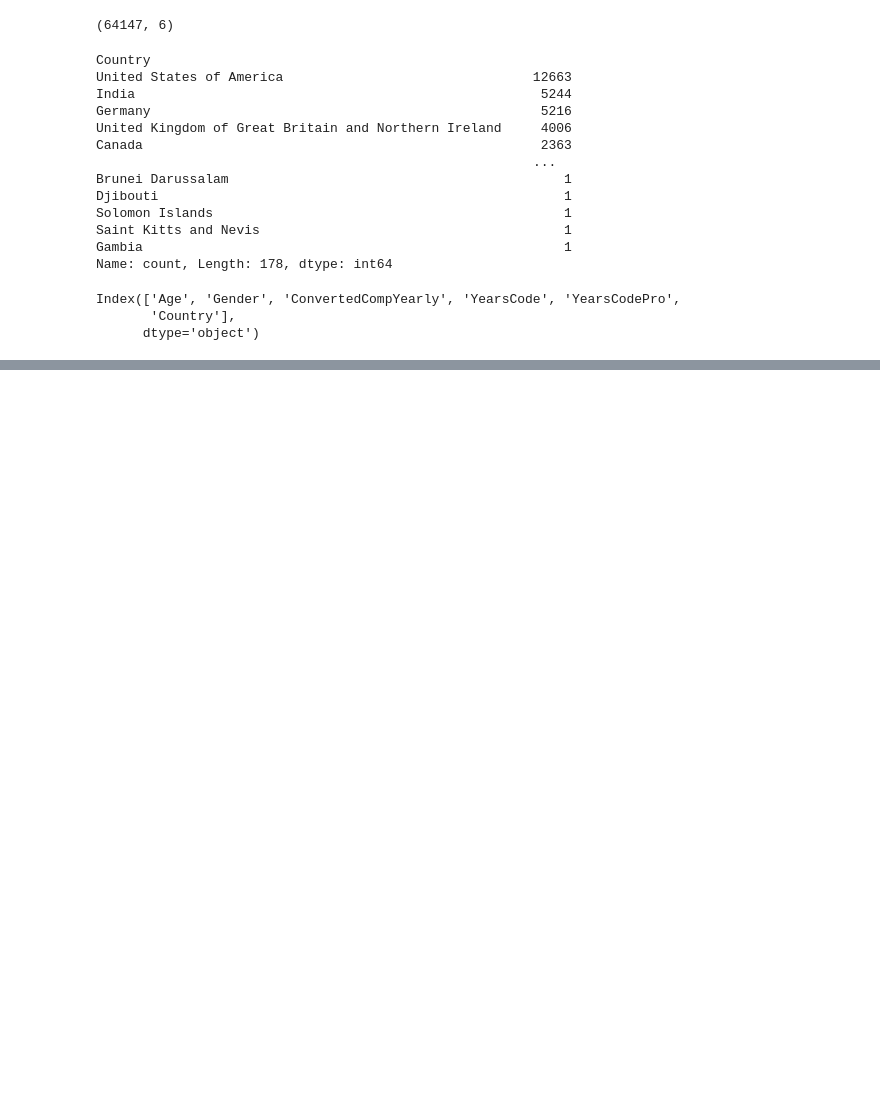
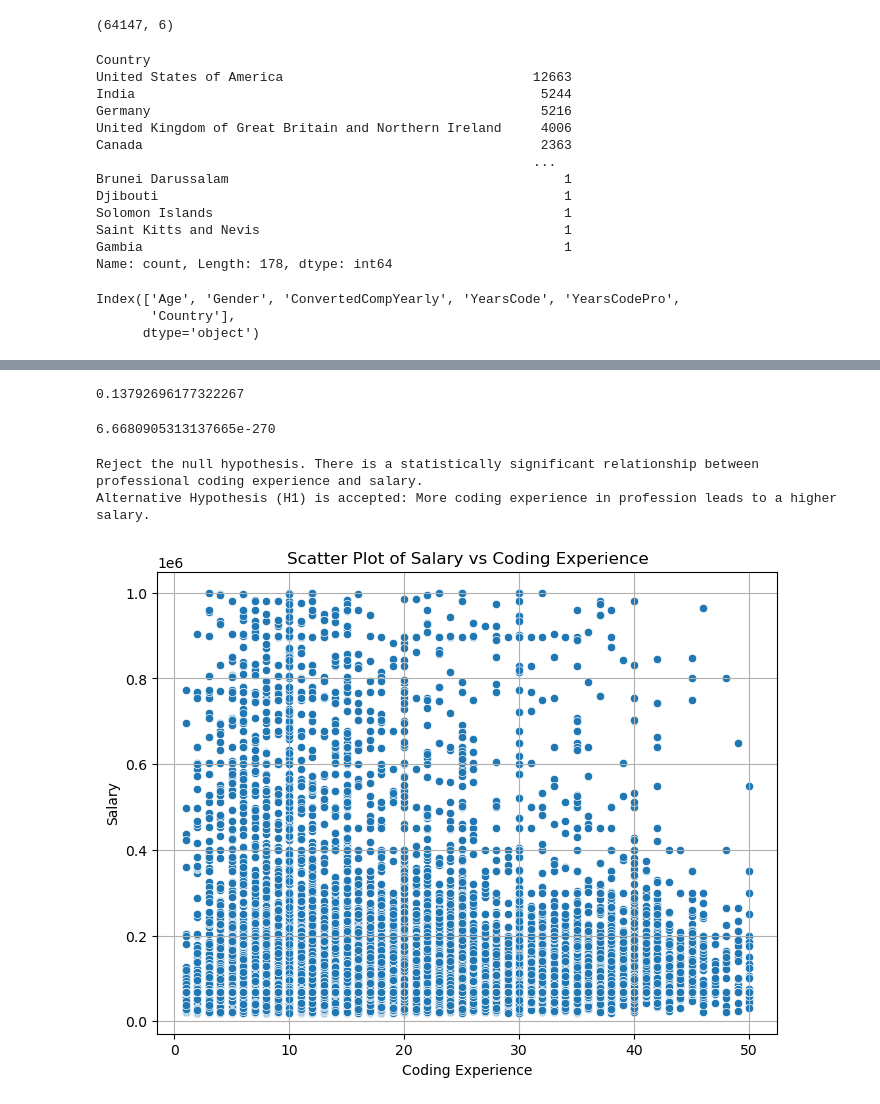
Before and after one commit to gagan10223/capstone, a Jupyter notebook: Untitled.ipynb, the cells around one changed output, grey strips where cells are left out. Drawn from its saved outputs; the diff is of its cells as text; code cells hidden in the pictures; blank space fills up the shorter version.

```diff
--- a/Untitled.ipynb
+++ b/Untitled.ipynb
@@ -361,0 +408,8 @@ Index(['Age', 'Gender', 'ConvertedCompYearly', 'YearsCode', 'YearsCodePro',
+# %%
+correlation_coefficient
+# %% [output]
+0.13792696177322267
+# %%
+p_value
+# %% [output]
+6.6680905313137665e-270
@@ -361,0 +418,20 @@ Index(['Age', 'Gender', 'ConvertedCompYearly', 'YearsCode', 'YearsCodePro',
+# %%
+if p_value < alpha:
+    print("Reject the null hypothesis. There is a statistically significant relationship between professional coding experience and salary.")
+    print("Alternative Hypothesis (H1) is accepted: More coding experience in profession leads to a higher salary.")
+else:
+    print("Fail to reject the null hypothesis. There is no statistically significant relationship between Professional coding experience and salary.")
+    print("Null Hypothesis (H0) is accepted: There is no significant relationship between professional coding experience and salary.")
+# %% [output]
+Reject the null hypothesis. There is a statistically significant relationship between professional coding experience and salary.
+Alternative Hypothesis (H1) is accepted: More coding experience in profession leads to a higher salary.
+# %%
+plt.figure(figsize=(8, 6))
+sns.scatterplot(x='YearsCode', y='ConvertedCompYearly', data=df)
+plt.title('Scatter Plot of Salary vs Coding Experience')
+plt.xlabel('Coding Experience')
+plt.ylabel('Salary')
+plt.grid(True)
+plt.show()
+# %% [output]
+[figure, added]
```
Also changed, not shown: parts of 44 cells of this notebook.
